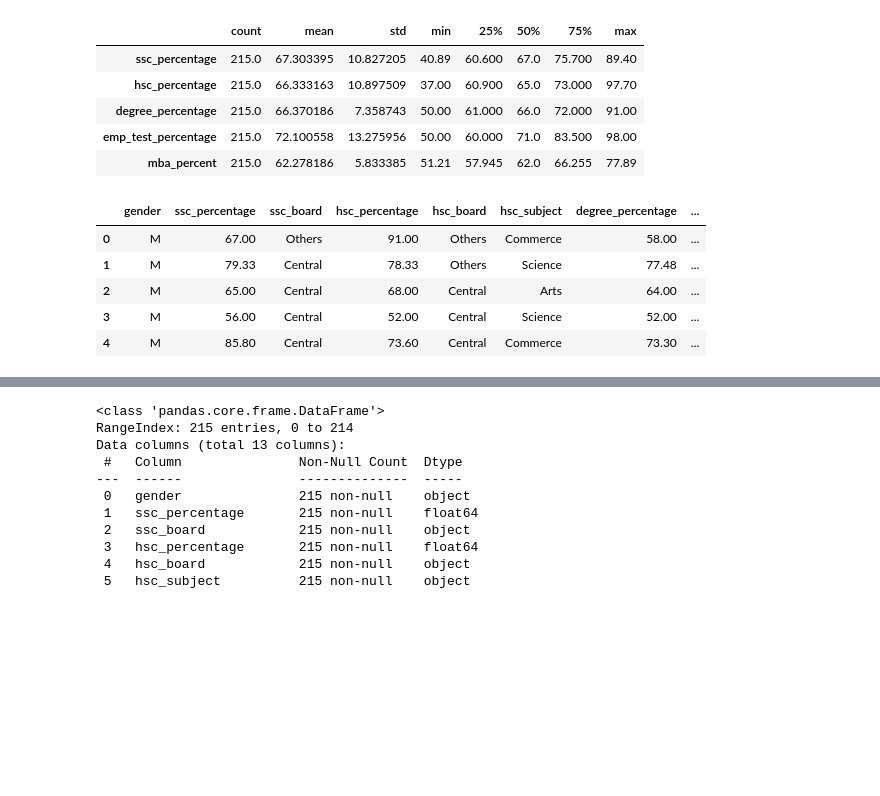
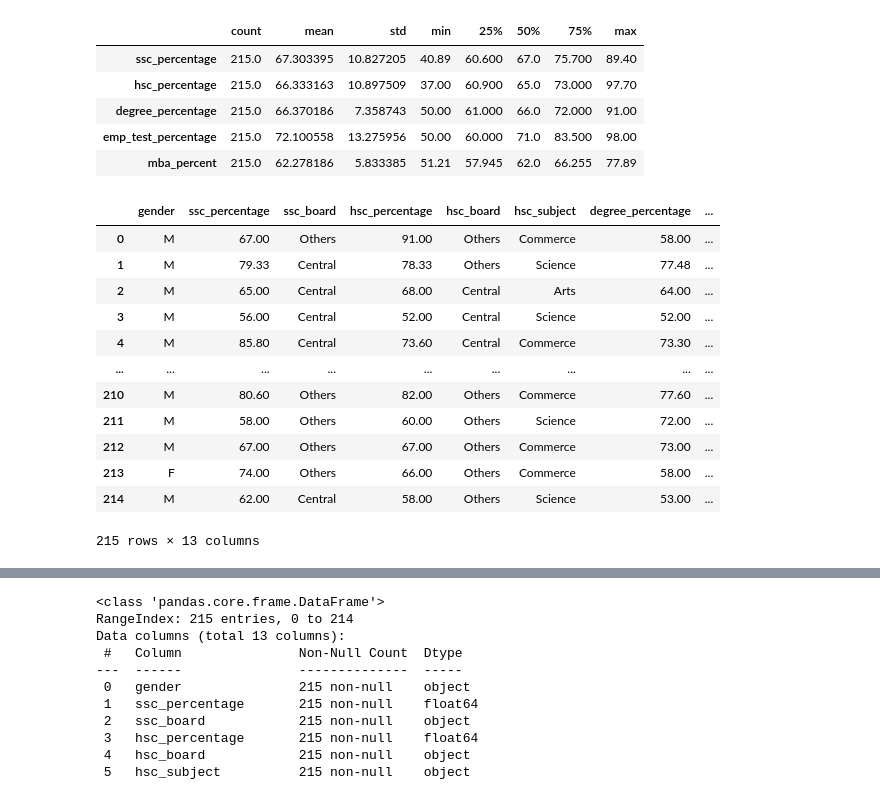
Before and after one commit to ShackWove/UGotTheJob, a Jupyter notebook: UGotTheJob.ipynb, the cells around one changed output, grey strips where cells are left out. Cells and saved outputs as stored; diff of their text form; code cells hidden in the pictures; blank space fills up the shorter version.

```diff
--- a/UGotTheJob.ipynb
+++ b/UGotTheJob.ipynb
@@ -15,11 +15,18 @@ df.describe().transpose()
 | emp_test_percentage | 215.0 | 72.100558 | 13.275956 | 50.00 | 60.000 | 71.0 | 83.500 | 98.00 |
 | mba_percent | 215.0 | 62.278186 | 5.833385 | 51.21 | 57.945 | 62.0 | 66.255 | 77.89 |
 # %%
-df.head()
+df
 # %% [output]
 |  | gender | ssc_percentage | ssc_board | hsc_percentage | hsc_board | hsc_subject | degree_percentage | ... |
 | 0 | M | 67.00 | Others | 91.00 | Others | Commerce | 58.00 | ... |
 | 1 | M | 79.33 | Central | 78.33 | Others | Science | 77.48 | ... |
 | 2 | M | 65.00 | Central | 68.00 | Central | Arts | 64.00 | ... |
 | 3 | M | 56.00 | Central | 52.00 | Central | Science | 52.00 | ... |
 | 4 | M | 85.80 | Central | 73.60 | Central | Commerce | 73.30 | ... |
+| ... | ... | ... | ... | ... | ... | ... | ... | ... |
+| 210 | M | 80.60 | Others | 82.00 | Others | Commerce | 77.60 | ... |
+| 211 | M | 58.00 | Others | 60.00 | Others | Science | 72.00 | ... |
+| 212 | M | 67.00 | Others | 67.00 | Others | Commerce | 73.00 | ... |
+| 213 | F | 74.00 | Others | 66.00 | Others | Commerce | 58.00 | ... |
+| 214 | M | 62.00 | Central | 58.00 | Others | Science | 53.00 | ... |
+215 rows × 13 columns
```
Also changed, not shown: parts of 22 cells of this notebook.
